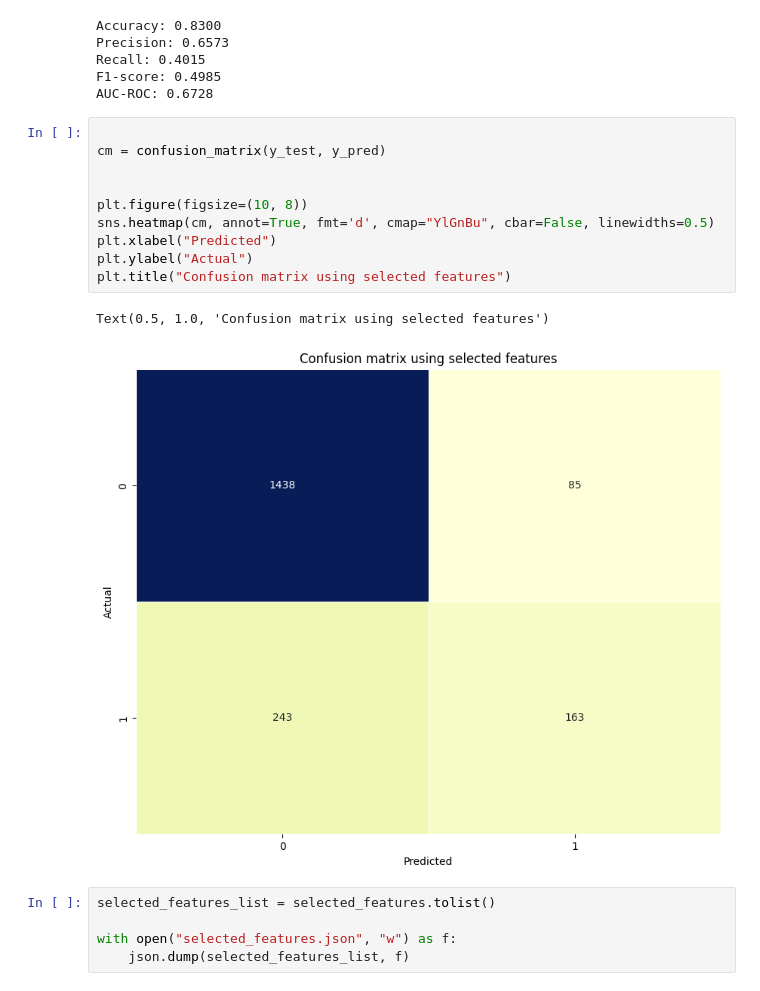
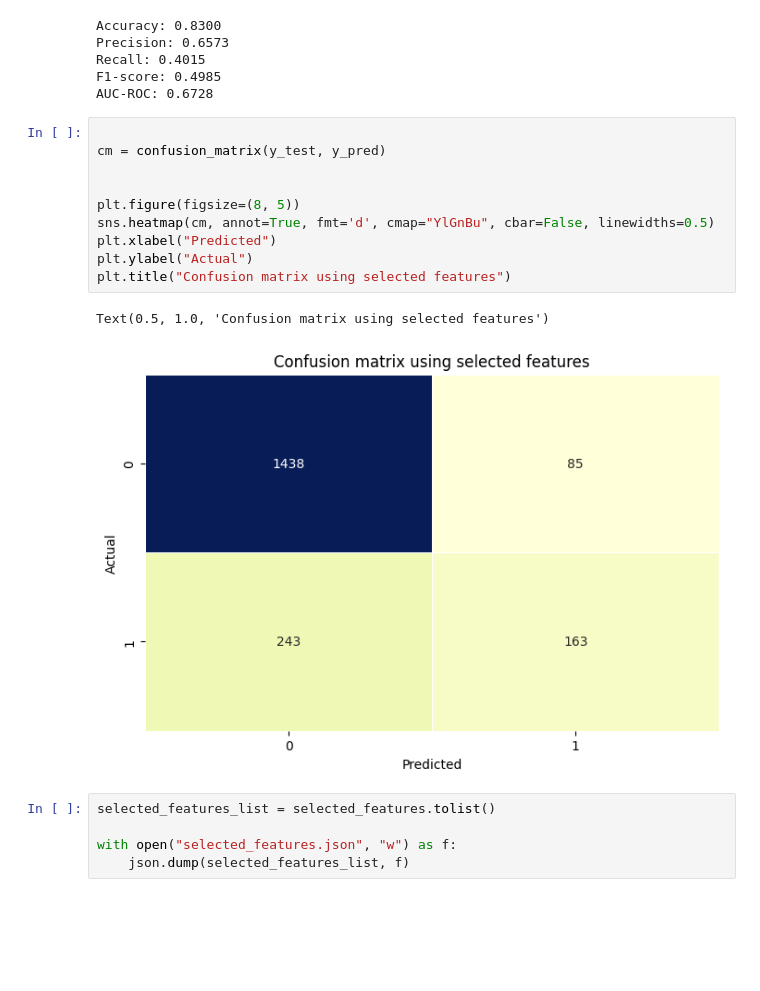
Before and after one commit to Kamuthuj/Bank-churn-model, a Jupyter notebook: churn.ipynb, the cells around one changed output. Saved outputs shown, nothing was run; the diff lists cells and outputs as text; blank space fills up the shorter version.

```diff
--- a/churn.ipynb
+++ b/churn.ipynb
@@ -568,16 +568,16 @@ AUC-ROC: 0.6728
 # %%
 
 cm = confusion_matrix(y_test, y_pred)
 
 
-plt.figure(figsize=(10, 8))
+plt.figure(figsize=(8, 5))
 sns.heatmap(cm, annot=True, fmt='d', cmap="YlGnBu", cbar=False, linewidths=0.5)
 plt.xlabel("Predicted")
 plt.ylabel("Actual")
 plt.title("Confusion matrix using selected features")
 # %% [output]
 Text(0.5, 1.0, 'Confusion matrix using selected features')
-[figure, old version]
+[figure, new version]
 # %%
 selected_features_list = selected_features.tolist()
 
```
